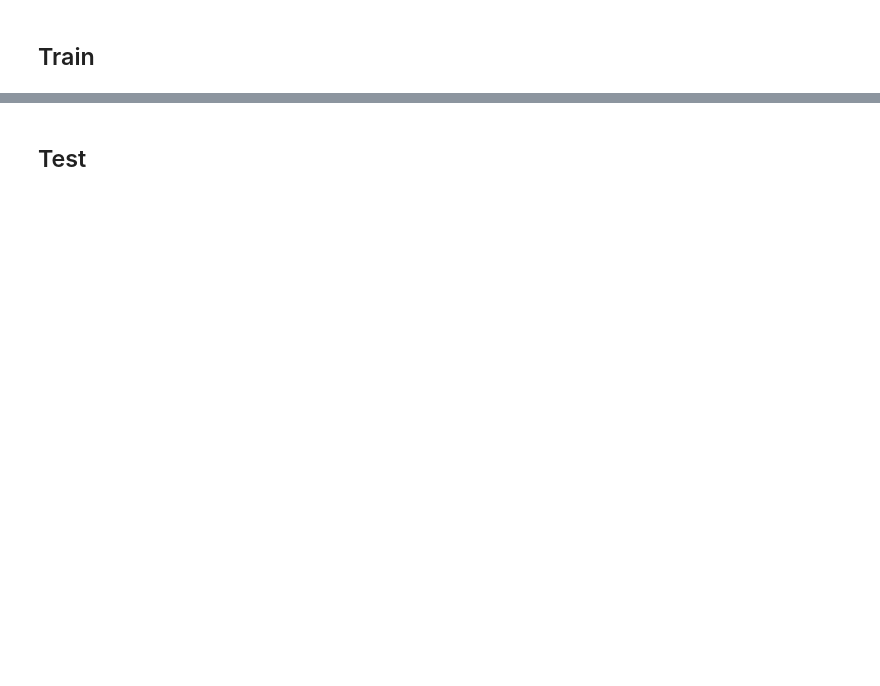
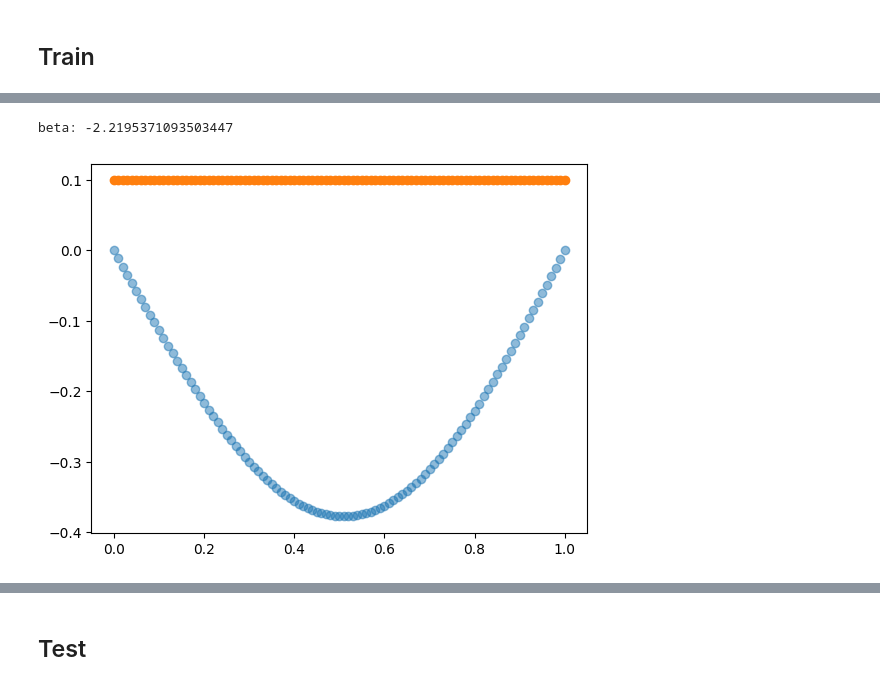
Before and after one commit to Hrrsmjd/fourier_neural_operator, a Jupyter notebook: temp/fourier_1d_heat_equation.ipynb, the cells around one changed output, grey strips where cells are left out. Saved outputs shown, nothing was run; the diff lists cells and outputs as text; code cells hidden in the pictures; blank space fills up the shorter version.

```diff
--- a/temp/fourier_1d_heat_equation.ipynb
+++ b/temp/fourier_1d_heat_equation.ipynb
@@ -410,25 +443,28 @@ plt.show()
 # %%
 ## Test 2
-beta2 = np.random.uniform(0, 10)
+beta2 = np.random.uniform(-10, 10)
 print(f'beta: {beta2}')
 beta2_vec = torch.from_numpy(beta2 * np.ones(101)).float().unsqueeze(0).unsqueeze(0)
 
 u0 = torch.from_numpy(np.sin(beta2 * X[0])).float().unsqueeze(0).unsqueeze(0)
 
 u = np.zeros((nt + 1, nx + 1))
 u[0] = u0
 u[:, 0] = ux0
 u[:, -1] = uxn
 
 b = np.zeros(nx - 1)
 for j in range(1, nt + 1):
     b[0] = r * u[j - 1, 0] + r * u[j, 0]
     b[-1] = r * u[j - 1, -1] + r * u[j, -1]
     u[j, 1:nx] = Ainv @ ((B @ u[j - 1, 1:nx]) + b)
 
 plt.scatter(np.linspace(0, 1, nx + 1), u[-1], alpha=0.5)
 plt.scatter(np.linspace(0, 1, nx + 1), model(torch.cat((beta2_vec, u0), 1)).detach())
 plt.show()
+# %% [output]
+beta: -2.2195371093503447
+[figure, added]
 # %%
 ## Training Loop
 def train_loop(dataloader, model, loss_function, optimizer):
```
Also changed, not shown: parts of 19 cells of this notebook.
